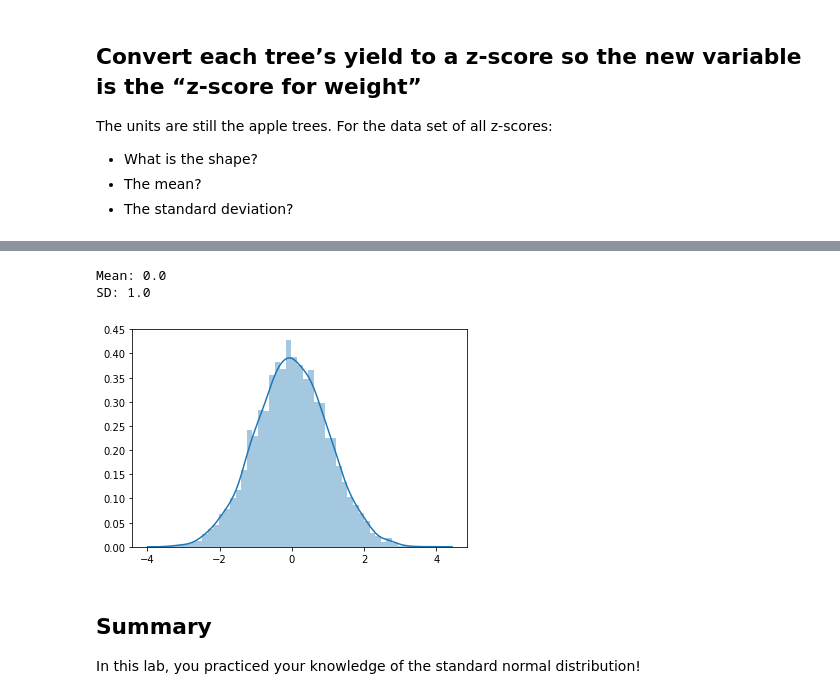
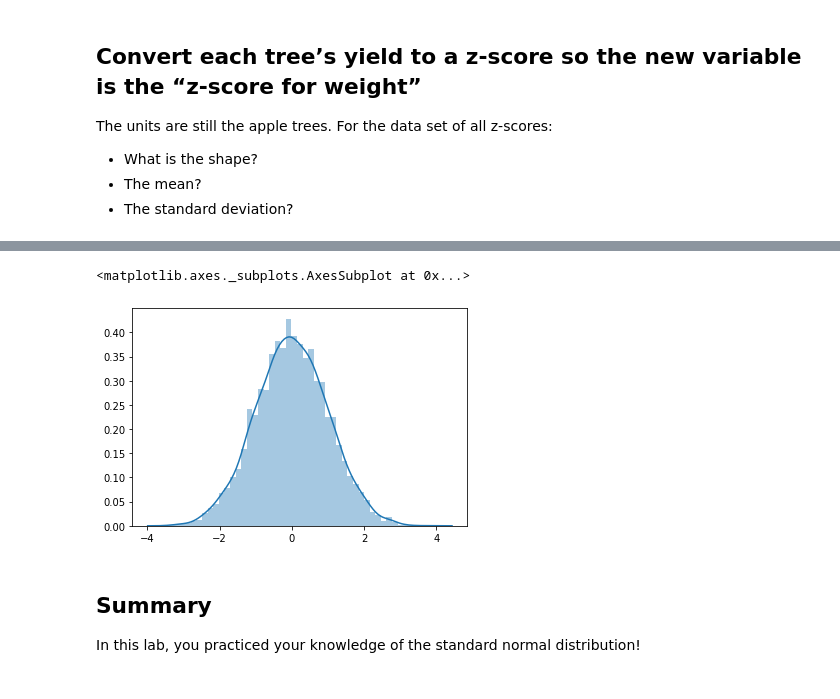
Before and after one commit to rmlevy1/dsc-standard-normal-distribution-lab-nyc-ds-021720, a Jupyter notebook: index.ipynb, the cells around one changed output, grey strips where cells are left out. Cells and saved outputs as stored; diff of their text form; code cells hidden in the pictures.

```diff
--- a/index.ipynb
+++ b/index.ipynb
@@ -118,11 +118,10 @@ z_data
  dtype: float64, ...]
 # %%
 # Give your solution here
-sns.distplot(z_da)
+sns.distplot(z_data)
 # %% [output]
-Mean: 0.0
-SD: 1.0
+<matplotlib.axes._subplots.AxesSubplot at 0x...>
-[figure, old version]
+[figure, new version]
 # %%
 # Your observations
 # %% [markdown]
```
